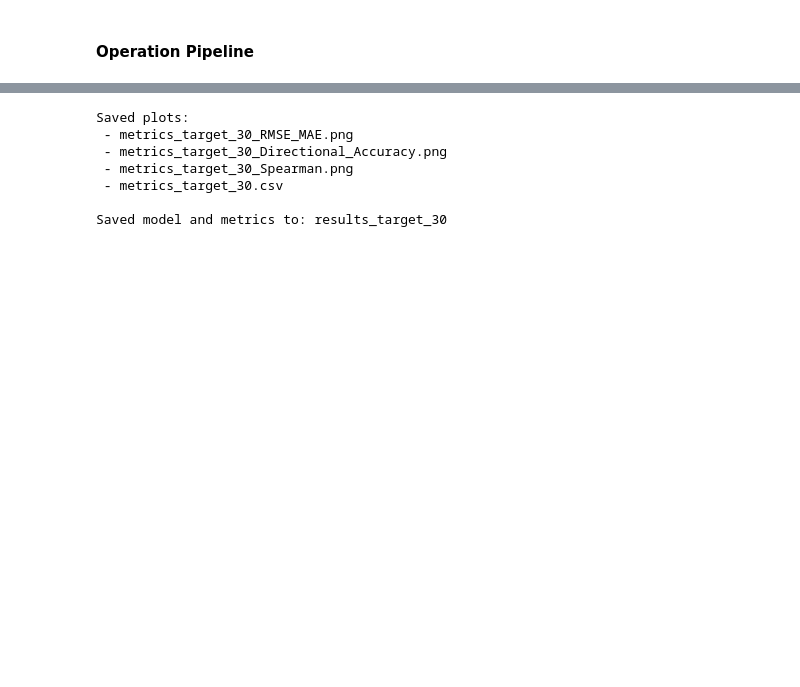
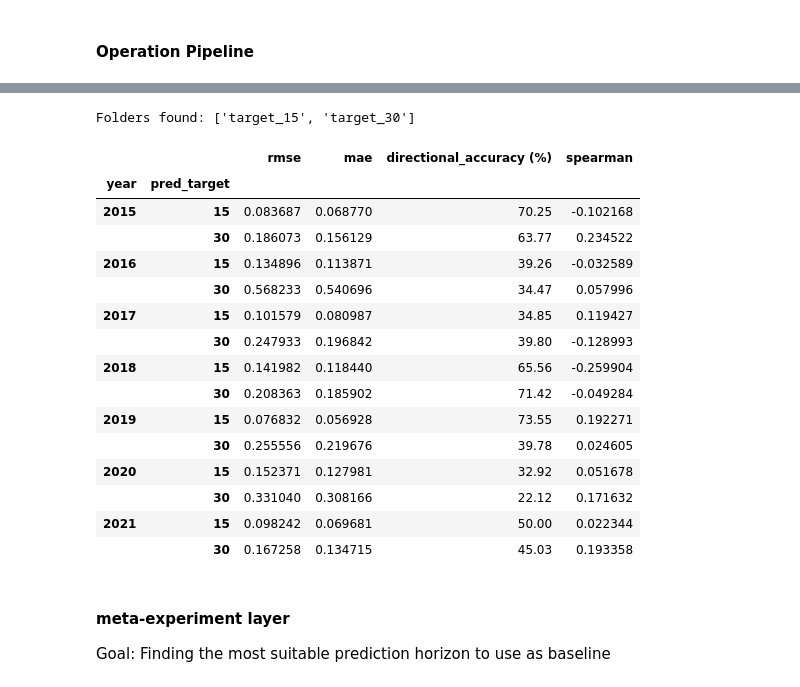
Before and after one commit to HellCatCruiser/AgenticTrader, a Jupyter notebook: NN/NN_Pipeline_2.ipynb, the cells around one changed output, grey strips where cells are left out. Drawn from its saved outputs; the diff is of its cells as text; code cells hidden in the pictures; blank space fills up the shorter version.

```diff
--- a/NN/NN_Pipeline_2.ipynb
+++ b/NN/NN_Pipeline_2.ipynb
@@ -213,3 +210,38 @@ def plot_and_save_metrics(metrics_df, target_horizon, save_table=True):
       print(f" - {filename2}")
       print(f" - {filename3}")
       print(f" - {df_file}")
+# %%
+def collect_target_metrics(base_path="."):
+    """
+    Collects metrics.csv files from folders named result_target_[TARGET]
+    and returns a combined dataframe sorted by TARGET value.
+    """
+
+    combined_results = []
+    print("Folders found:", os.listdir(base_path))
+
+    # Regex to detect folders like result_target_5, result_target_10, etc.
+    folder_pattern = re.compile(r"target_(\d+)")
+    for folder_name in os.listdir(base_path):
+
+        match = folder_pattern.match(folder_name)
+        if match:
+            target_value = int(match.group(1))
+            metrics_file = os.path.join(base_path, folder_name, "metrics.csv")
+            # print(f"Checking: {metrics_file}")
+
+            if os.path.exists(metrics_file):
+                df = pd.read_csv(metrics_file)
+                df["pred_target"] = target_value
+                combined_results.append(df)
+            else:
+                print(f"WARNING: {metrics_file} not found.")
+
+    # Combine all collected data
+    if combined_results:
+        final_df = pd.concat(combined_results, ignore_index=True)
+        final_df = final_df.set_index(["year", "pred_target"]).sort_index()
+        return final_df
+    else:
+        print("No metrics.csv files found.")
+        return pd.DataFrame()
@@ -458,11 +582,26 @@ metrics_df
-# %%
-plot_and_save_metrics(metrics_df, TARGET)
-save_experiment(model, metrics_df, TARGET)
-# %% [output]
-Saved plots:
- - metrics_target_30_RMSE_MAE.png
- - metrics_target_30_Directional_Accuracy.png
- - metrics_target_30_Spearman.png
- - metrics_target_30.csv
-
-Saved model and metrics to: results_target_30
+# %%
+metrics_combined = collect_target_metrics(r"C:\Projects\Workspaces\NN\results")
+metrics_combined
+# metrics_combined.swaplevel("year", "pred_target")
+# %% [output]
+Folders found: ['target_15', 'target_30']
+|  |  | rmse | mae | directional_accuracy (%) | spearman |
+| year | pred_target |  |  |  |  |
+| 2015 | 15 | 0.083687 | 0.068770 | 70.25 | -0.102168 |
+|  | 30 | 0.186073 | 0.156129 | 63.77 | 0.234522 |
+| 2016 | 15 | 0.134896 | 0.113871 | 39.26 | -0.032589 |
+|  | 30 | 0.568233 | 0.540696 | 34.47 | 0.057996 |
+| 2017 | 15 | 0.101579 | 0.080987 | 34.85 | 0.119427 |
+|  | 30 | 0.247933 | 0.196842 | 39.80 | -0.128993 |
+| 2018 | 15 | 0.141982 | 0.118440 | 65.56 | -0.259904 |
+|  | 30 | 0.208363 | 0.185902 | 71.42 | -0.049284 |
+| 2019 | 15 | 0.076832 | 0.056928 | 73.55 | 0.192271 |
+|  | 30 | 0.255556 | 0.219676 | 39.78 | 0.024605 |
+| 2020 | 15 | 0.152371 | 0.127981 | 32.92 | 0.051678 |
+|  | 30 | 0.331040 | 0.308166 | 22.12 | 0.171632 |
+| 2021 | 15 | 0.098242 | 0.069681 | 50.00 | 0.022344 |
+|  | 30 | 0.167258 | 0.134715 | 45.03 | 0.193358 |
+# %% [markdown]
+#### meta-experiment layer
+
+Goal: Finding the most suitable prediction horizon to use as baseline
```
Also changed, not shown: parts of 28 cells of this notebook, 47 other files.
